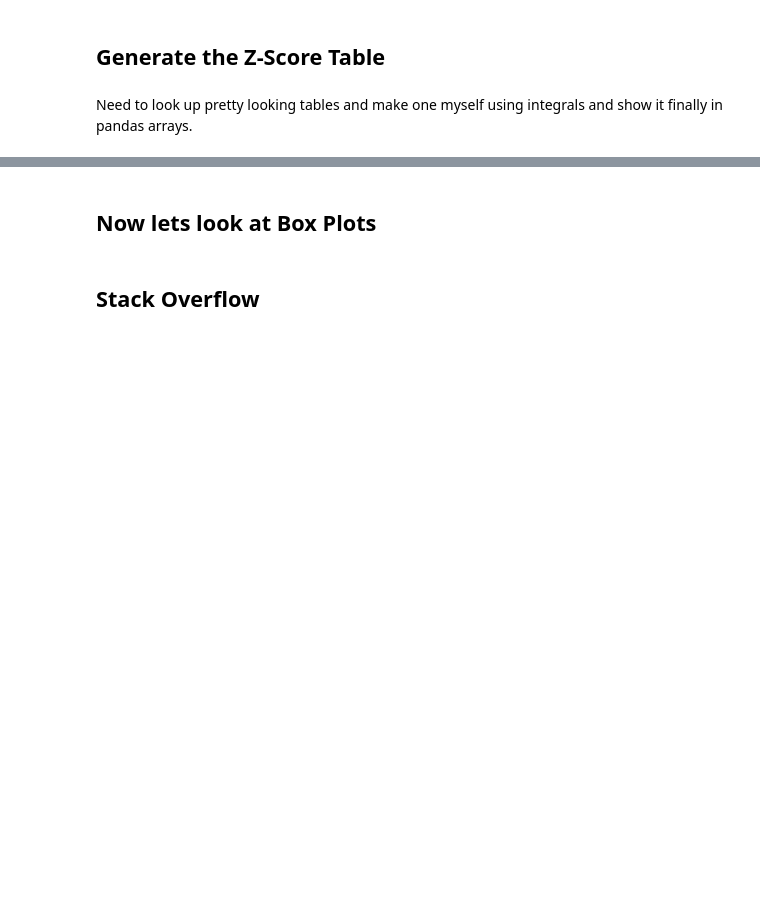
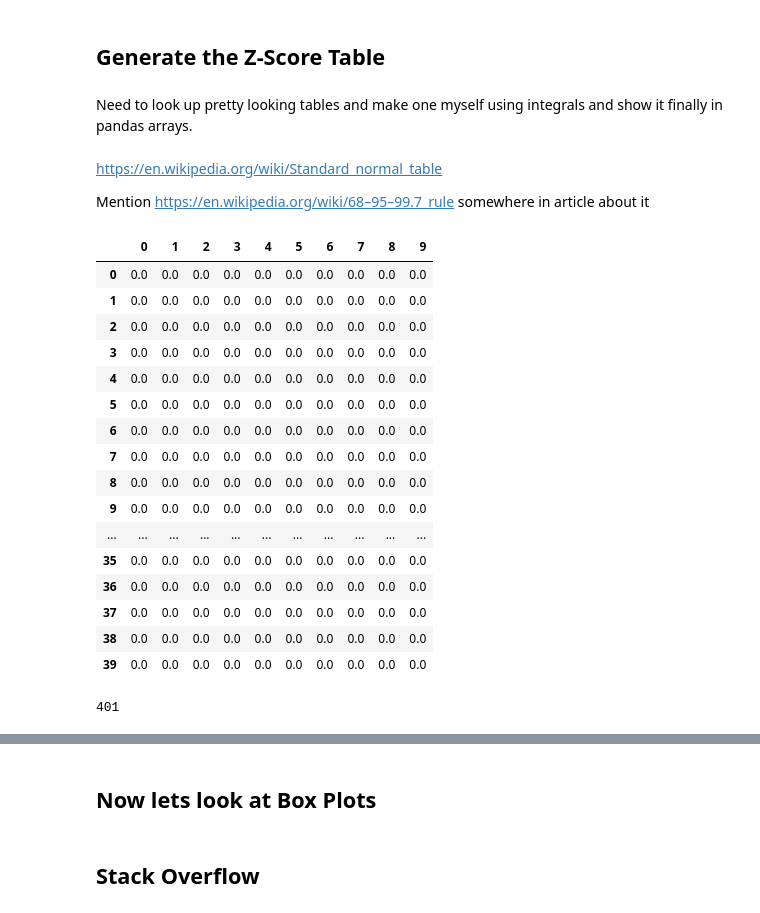
Before and after one commit to mGalarnyk/Python_Tutorials, a Jupyter notebook: Statistics/normal_Distribution_Area_Under_Curve.ipynb, the cells around one changed output, grey strips where cells are left out. Saved outputs shown, nothing was run; the diff lists cells and outputs as text; code cells hidden in the pictures; blank space fills up the shorter version.

Commit message:
Updated normal with start of standard normal table

```diff
--- a/Statistics/normal_Distribution_Area_Under_Curve.ipynb
+++ b/Statistics/normal_Distribution_Area_Under_Curve.ipynb
@@ -436,3 +433,31 @@ std:  1
 ## Generate the Z-Score Table
 # %% [markdown]
 Need to look up pretty looking tables and make one myself using integrals and show it finally in pandas arrays.
+# %% [markdown]
+https://en.wikipedia.org/wiki/Standard_normal_table
+
+Mention https://en.wikipedia.org/wiki/68–95–99.7_rule somewhere in article about it
+# %%
+pd.DataFrame(data = np.zeros((40, 10)), columns = np.li )
+# %% [output]
+|  | 0 | 1 | 2 | 3 | 4 | 5 | 6 | 7 | 8 | 9 |
+| 0 | 0.0 | 0.0 | 0.0 | 0.0 | 0.0 | 0.0 | 0.0 | 0.0 | 0.0 | 0.0 |
+| 1 | 0.0 | 0.0 | 0.0 | 0.0 | 0.0 | 0.0 | 0.0 | 0.0 | 0.0 | 0.0 |
+| 2 | 0.0 | 0.0 | 0.0 | 0.0 | 0.0 | 0.0 | 0.0 | 0.0 | 0.0 | 0.0 |
+| 3 | 0.0 | 0.0 | 0.0 | 0.0 | 0.0 | 0.0 | 0.0 | 0.0 | 0.0 | 0.0 |
+| 4 | 0.0 | 0.0 | 0.0 | 0.0 | 0.0 | 0.0 | 0.0 | 0.0 | 0.0 | 0.0 |
+| 5 | 0.0 | 0.0 | 0.0 | 0.0 | 0.0 | 0.0 | 0.0 | 0.0 | 0.0 | 0.0 |
+| 6 | 0.0 | 0.0 | 0.0 | 0.0 | 0.0 | 0.0 | 0.0 | 0.0 | 0.0 | 0.0 |
+| 7 | 0.0 | 0.0 | 0.0 | 0.0 | 0.0 | 0.0 | 0.0 | 0.0 | 0.0 | 0.0 |
+| 8 | 0.0 | 0.0 | 0.0 | 0.0 | 0.0 | 0.0 | 0.0 | 0.0 | 0.0 | 0.0 |
+| 9 | 0.0 | 0.0 | 0.0 | 0.0 | 0.0 | 0.0 | 0.0 | 0.0 | 0.0 | 0.0 |
+| ... | ... | ... | ... | ... | ... | ... | ... | ... | ... | ... |
+| 35 | 0.0 | 0.0 | 0.0 | 0.0 | 0.0 | 0.0 | 0.0 | 0.0 | 0.0 | 0.0 |
+| 36 | 0.0 | 0.0 | 0.0 | 0.0 | 0.0 | 0.0 | 0.0 | 0.0 | 0.0 | 0.0 |
+| 37 | 0.0 | 0.0 | 0.0 | 0.0 | 0.0 | 0.0 | 0.0 | 0.0 | 0.0 | 0.0 |
+| 38 | 0.0 | 0.0 | 0.0 | 0.0 | 0.0 | 0.0 | 0.0 | 0.0 | 0.0 | 0.0 |
+| 39 | 0.0 | 0.0 | 0.0 | 0.0 | 0.0 | 0.0 | 0.0 | 0.0 | 0.0 | 0.0 |
+# %%
+len(np.linspace(.00, 4, num = 401))
+# %% [output]
+401
```
Also changed, not shown: parts of 11 cells of this notebook.
